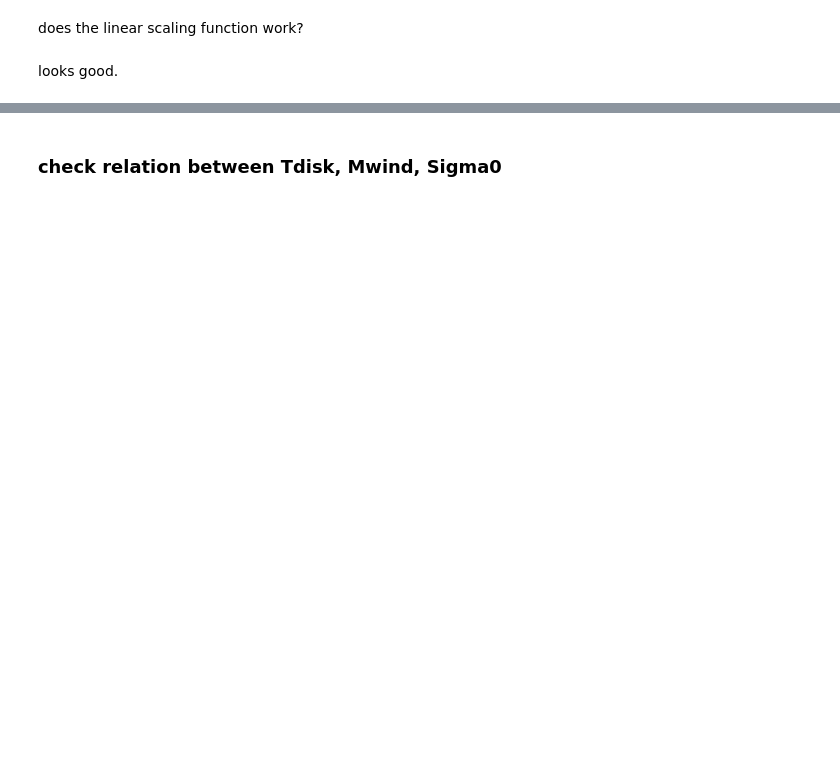
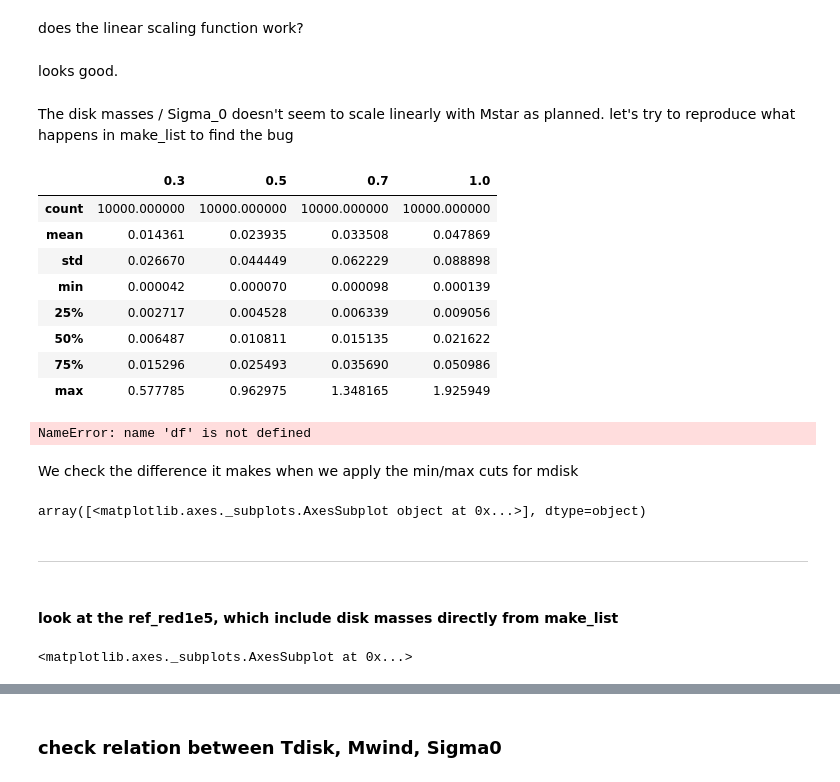
Before and after one commit to matiscke/popsyntools, a Jupyter notebook: notebooks/20180719_MgridJointAnalysis.ipynb, the cells around one changed output, grey strips where cells are left out. Saved outputs shown, nothing was run; the diff lists cells and outputs as text; code cells hidden in the pictures; blank space fills up the shorter version.

Commit message:
analyze disk masses

```diff
--- a/notebooks/20180719_MgridJointAnalysis.ipynb
+++ b/notebooks/20180719_MgridJointAnalysis.ipynb
@@ -198,3 +213,32 @@ ax.plot(x, y)
 plt.show()
 # %% [markdown]
 looks good.
+# %% [markdown]
+The disk masses / Sigma_0 doesn't seem to scale linearly with Mstar as planned. let's try to reproduce what happens in make_list to find the bug
+# %%
+Mstar = [0.3, 0.5, 0.7, 1.0]
+
+# distribution from Andrews et al. (2010)
+MdiskDist = 10**(-1.66 + 0.56*np.random.normal(size=10000))
+
+# scale disk masses linearly with Mstar
+disk_mass = [MdiskDist*M**1.0 for M in Mstar]
+# %%
+df = pd.DataFrame.from_items(zip([str(M) for M in Mstar], disk_mass))
+df.describe()
+# %% [output]
+|  | 0.3 | 0.5 | 0.7 | 1.0 |
+| count | 10000.000000 | 10000.000000 | 10000.000000 | 10000.000000 |
+| mean | 0.014361 | 0.023935 | 0.033508 | 0.047869 |
+| std | 0.026670 | 0.044449 | 0.062229 | 0.088898 |
+| min | 0.000042 | 0.000070 | 0.000098 | 0.000139 |
+| 25% | 0.002717 | 0.004528 | 0.006339 | 0.009056 |
+| 50% | 0.006487 | 0.010811 | 0.015135 | 0.021622 |
+| 75% | 0.015296 | 0.025493 | 0.035690 | 0.050986 |
+| max | 0.577785 | 0.962975 | 1.348165 | 1.925949 |
+# %%
+plot_multiHistogram(df, [str(M) for M in Mstar])
+# %% [output]
+NameError: name 'df' is not defined
+# %% [markdown]
+We check the difference it makes when we apply the min/max cuts for mdisk
@@ -200,0 +250,9 @@ looks good.
+# %%
+ax = mdisksDebug0p5.hist(bins=50, alpha=.3)
+mdisksDebug.hist(bins=50, ax=ax, alpha=.3)
+# %% [output]
+array([<matplotlib.axes._subplots.AxesSubplot object at 0x...>], dtype=object)
+# %% [markdown]
+-----------------------------
+# %% [markdown]
+#### look at the ref_red1e5, which include disk masses directly from make_list
@@ -200,0 +263,4 @@ looks good.
+# %%
+plots.plot_multiHistogram(MstarGrid3e5.data, 'mdiskg')
+# %% [output]
+<matplotlib.axes._subplots.AxesSubplot at 0x...>
```
Also changed, not shown: parts of 17 cells of this notebook.
